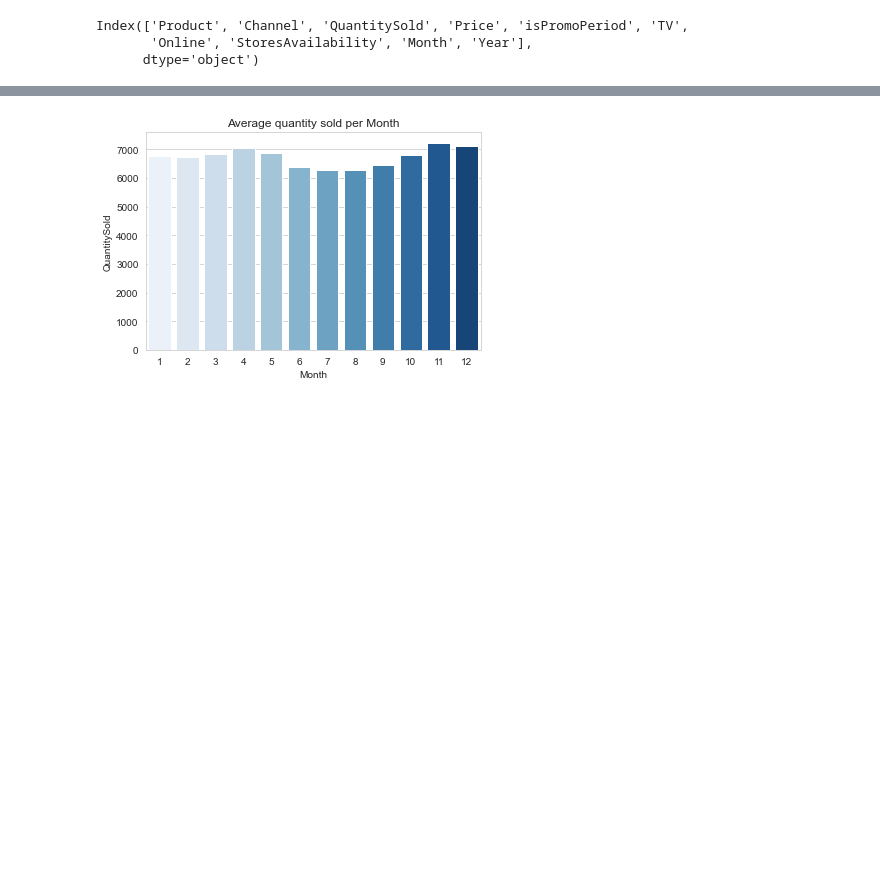
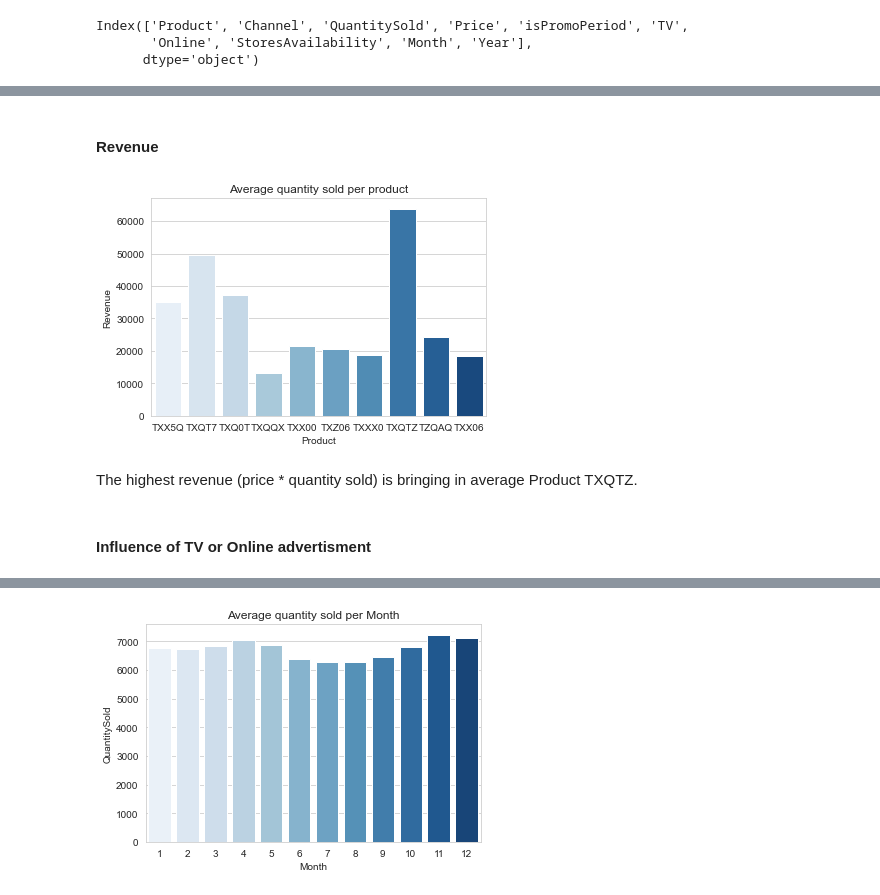
Before and after one commit to VeronikaFanous/BDF_Model, a Jupyter notebook: CS_BDF_VF.ipynb, the cells around one changed output, grey strips where cells are left out. Saved outputs shown, nothing was run; the diff lists cells and outputs as text; code cells hidden in the pictures; blank space fills up the shorter version.

```diff
--- a/CS_BDF_VF.ipynb
+++ b/CS_BDF_VF.ipynb
@@ -259,0 +274,2 @@ Index(['Product', 'Channel', 'QuantitySold', 'Price', 'isPromoPeriod', 'TV',
+# %% [markdown]
+#### Revenue
@@ -259,0 +278,10 @@ Index(['Product', 'Channel', 'QuantitySold', 'Price', 'isPromoPeriod', 'TV',
+# %%
+ax = sns.barplot(x="Product", y="Revenue", data = products, ci=None, estimator = np.average, palette = 'Blues')
+ax.set_title("Average quantity sold per product")
+plt.show()
+# %% [output]
+[figure, added]
+# %% [markdown]
+The highest revenue (price * quantity sold) is bringing in average Product TXQTZ.
+# %% [markdown]
+#### Influence of TV or Online advertisment
```
Also changed, not shown: parts of 40 cells of this notebook, 1 other file.
